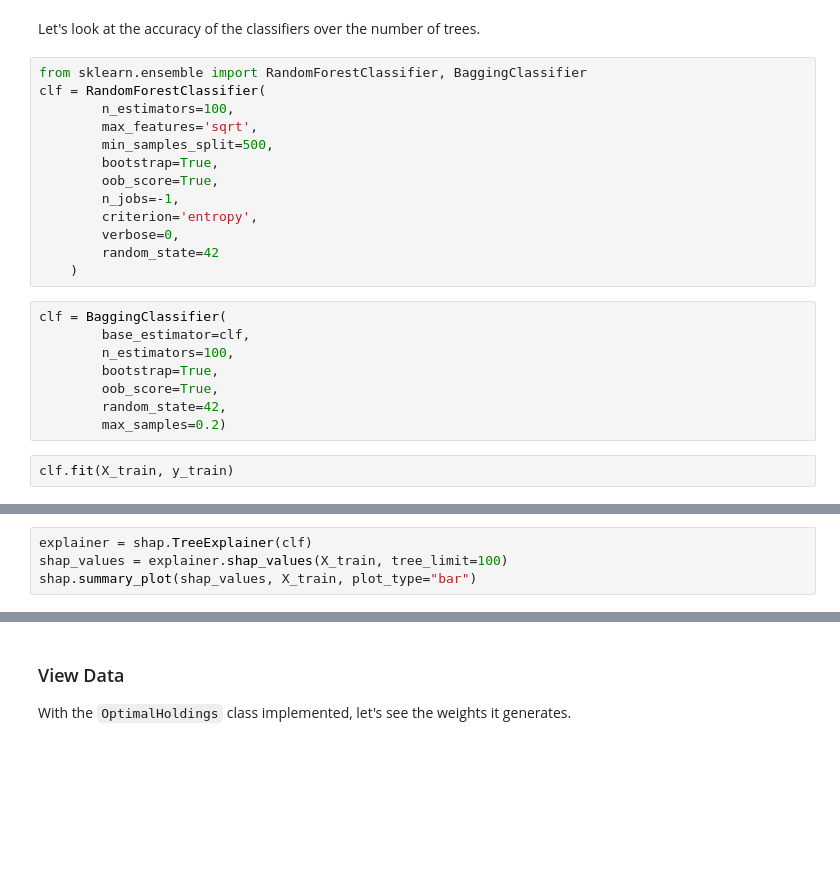
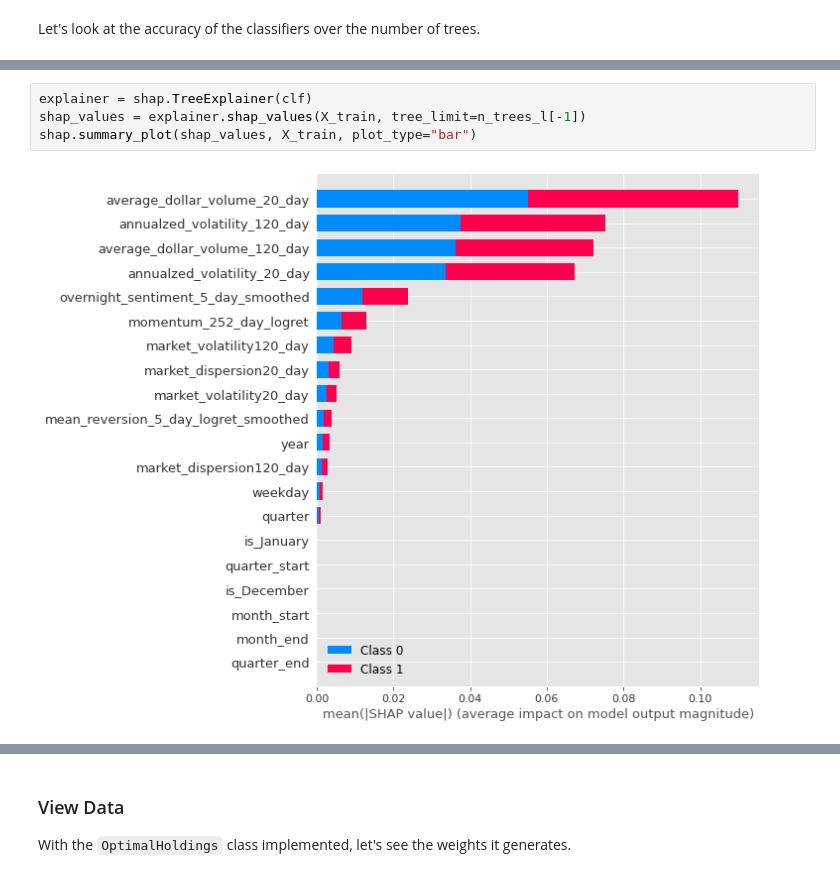
Before and after one commit to nmaiorana/svi-trading-tools, a Jupyter notebook: portfolio_analysis_ml.ipynb, the cells around one changed output, grey strips where cells are left out. Drawn from its saved outputs; the diff is of its cells as text; blank space fills up the shorter version.

```diff
--- a/portfolio_analysis_ml.ipynb
+++ b/portfolio_analysis_ml.ipynb
@@ -729,29 +729,6 @@ Dropped 63.7% entries from factor data: 0.0% in forward returns computation and
 MaxLossExceededError: max_loss (35.0%) exceeded 63.7%, consider increasing it.
 # %% [markdown]
 Let's look at the accuracy of the classifiers over the number of trees.
-# %%
-from sklearn.ensemble import RandomForestClassifier, BaggingClassifier
-clf = RandomForestClassifier(
-        n_estimators=100,
-        max_features='sqrt',
-        min_samples_split=500,
-        bootstrap=True,
-        oob_score=True,
-        n_jobs=-1,
-        criterion='entropy',
-        verbose=0,
-        random_state=42
-    )
-# %%
-clf = BaggingClassifier(
-        base_estimator=clf,
-        n_estimators=100,
-        bootstrap=True,
-        oob_score=True,
-        random_state=42,
-        max_samples=0.2)
-# %%
-clf.fit(X_train, y_train)
 # %%
 import shap
 shap.initjs() #initialize javascript to enable visualizations
@@ -782,4 +782,6 @@ features_ranked = model_shap_importances(clf,features,X_train,10)
 # %%
 explainer = shap.TreeExplainer(clf)
-shap_values = explainer.shap_values(X_train, tree_limit=100)
+shap_values = explainer.shap_values(X_train, tree_limit=n_trees_l[-1])
 shap.summary_plot(shap_values, X_train, plot_type="bar")
+# %% [output]
+[figure, added]
```
Also changed, not shown: parts of 6 cells of this notebook.
